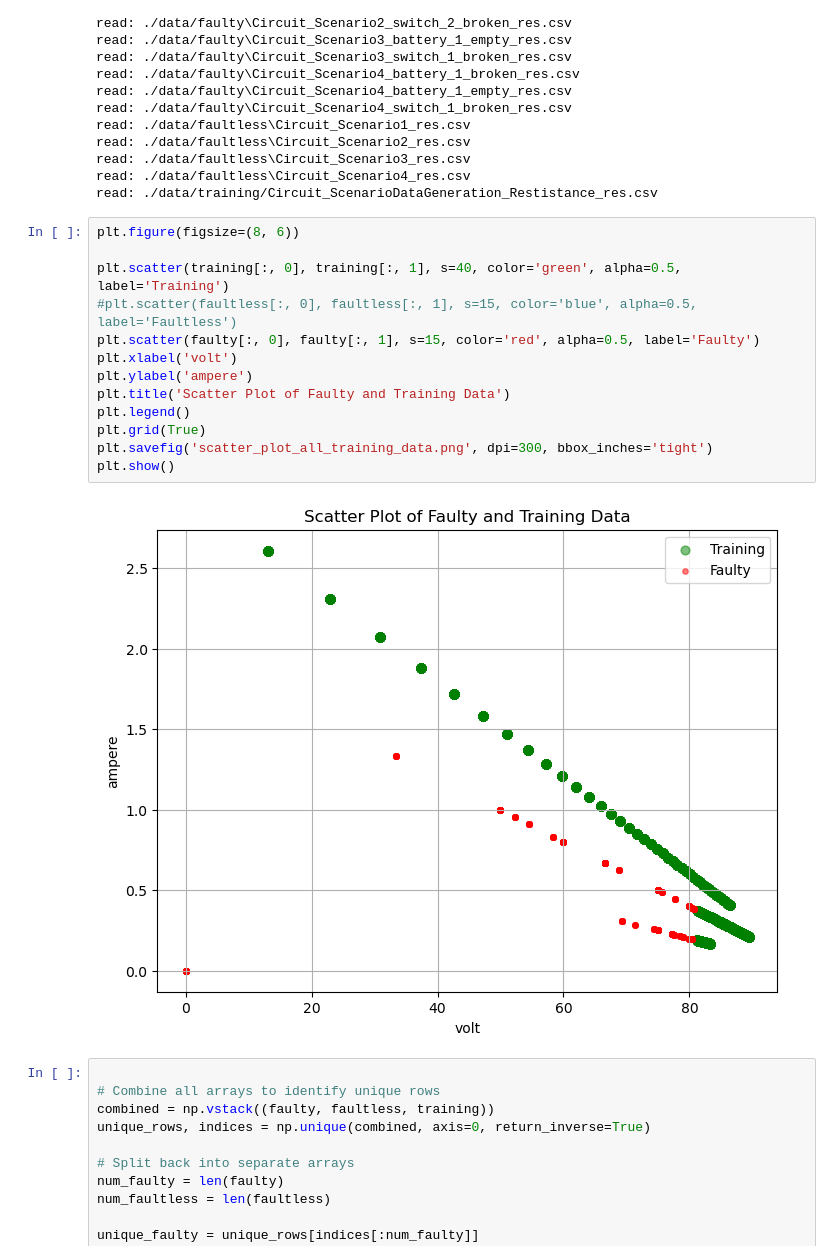
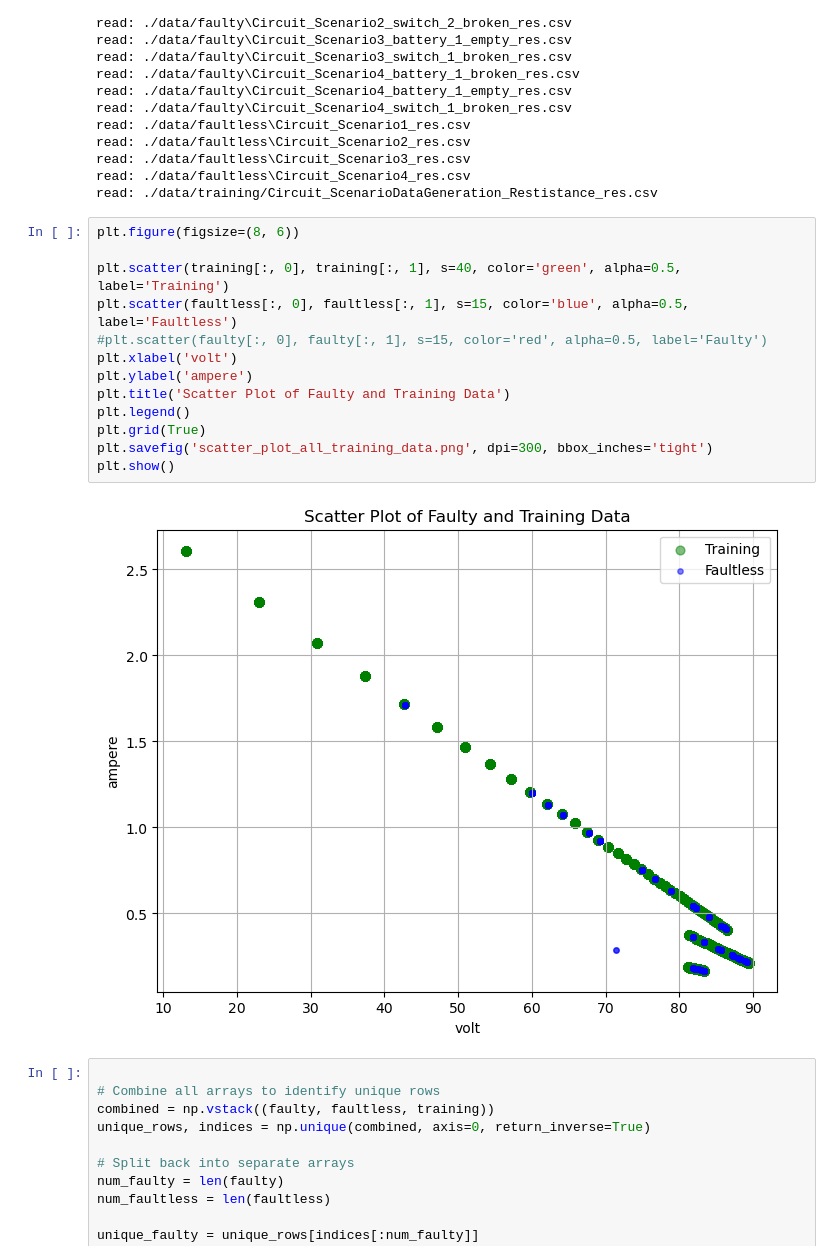
Before and after one commit to fsahat1/MTS_Circuit_Model, a Jupyter notebook: Diagnostic/DataAnalysis.ipynb, the cells around one changed output. Saved outputs shown, nothing was run; the diff lists cells and outputs as text.

```diff
--- a/Diagnostic/DataAnalysis.ipynb
+++ b/Diagnostic/DataAnalysis.ipynb
@@ -43,18 +43,18 @@ read: ./data/training/Circuit_ScenarioDataGeneration_Restistance_res.csv
 # %%
 plt.figure(figsize=(8, 6))
 
 plt.scatter(training[:, 0], training[:, 1], s=40, color='green', alpha=0.5, label='Training')
-#plt.scatter(faultless[:, 0], faultless[:, 1], s=15, color='blue', alpha=0.5, label='Faultless')
-plt.scatter(faulty[:, 0], faulty[:, 1], s=15, color='red', alpha=0.5, label='Faulty')
+plt.scatter(faultless[:, 0], faultless[:, 1], s=15, color='blue', alpha=0.5, label='Faultless')
+#plt.scatter(faulty[:, 0], faulty[:, 1], s=15, color='red', alpha=0.5, label='Faulty')
 plt.xlabel('volt')
 plt.ylabel('ampere')
 plt.title('Scatter Plot of Faulty and Training Data')
 plt.legend()
 plt.grid(True)
 plt.savefig('scatter_plot_all_training_data.png', dpi=300, bbox_inches='tight')
 plt.show()
 # %% [output]
-[figure, old version]
+[figure, new version]
 # %%
 
 # Combine all arrays to identify unique rows
```
Also changed, not shown: 2 other files.
